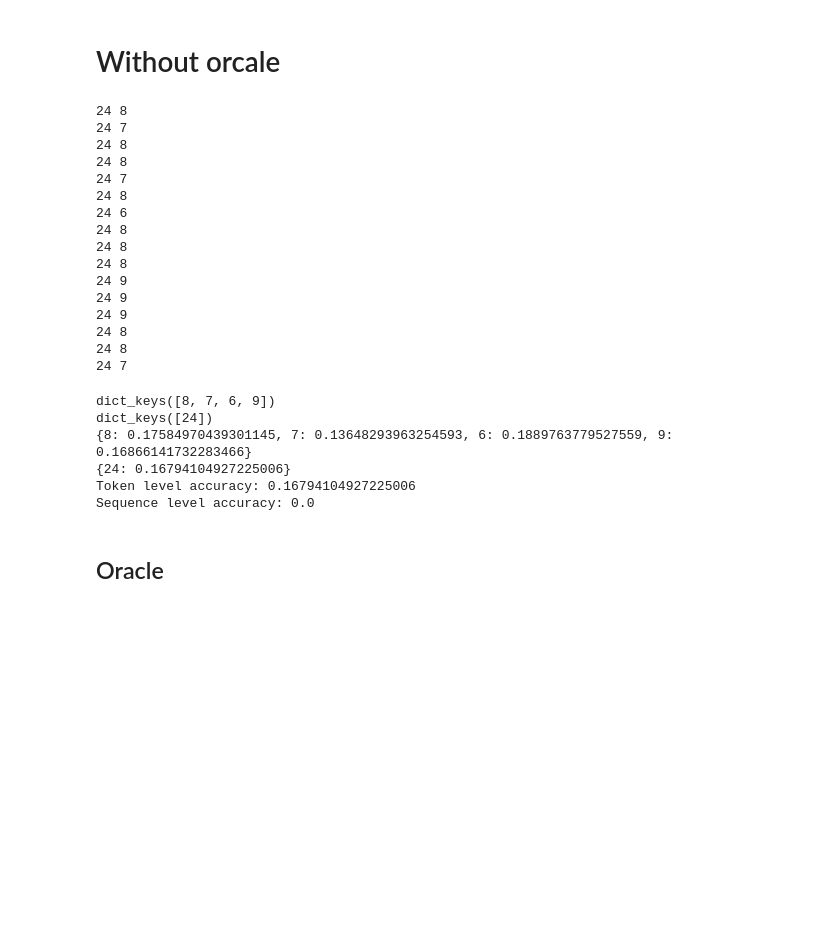
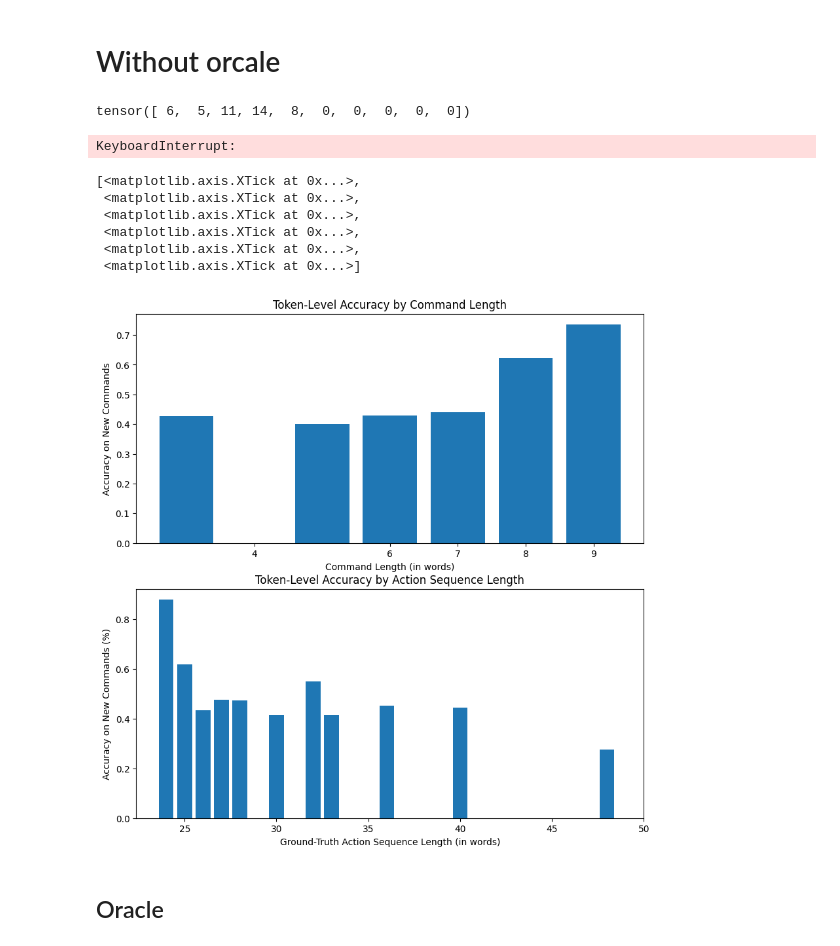
Before and after one commit to bragg13/crispy-fortnight, a Jupyter notebook: experiment2.ipynb, the cells around one changed output. Cells and saved outputs as stored; diff of their text form; code cells hidden in the pictures; blank space fills up the shorter version.

```diff
--- a/experiment2.ipynb
+++ b/experiment2.ipynb
@@ -298,8 +315,10 @@ for src_batch, tgt_batch in test_loader:
     if counter == 1:
         break
     for src, tgt in zip(src_batch, tgt_batch):
-        len_gt = length(tgt)
-        len_command = length(src)
+        len_gt = length_tgt(tgt)
+        len_command = length_src(src)
+        if len_command == 3 or len_command == 5:
+            print(src)
 
         src = src.unsqueeze(0).to(device)
         true_tgt = tgt.unsqueeze(0).to(device)
@@ -338,39 +357,7 @@ for src_batch, tgt_batch in test_loader:
         else:
             command_token_avgs[len_command] =[tok_lvl_acc]
 
-    counter += 1
+    #counter += 1
 # %% [output]
-24 8
-24 7
-24 8
-24 8
-24 7
-24 8
-24 6
-24 8
-24 8
-24 8
-24 9
-24 9
-24 9
-24 8
-24 8
-24 7
+tensor([ 6,  5, 11, 14,  8,  0,  0,  0,  0,  0])
+KeyboardInterrupt:
-# %%
-print(command_token_avgs.keys())
-print(gt_token_avgs.keys())
-
-command_avgs_avg = {k: sum(v) / len(v) for k, v in command_token_avgs.items()}
-gt_avgs_avg = {k: sum(v) / len(v) for k, v in gt_token_avgs.items()}
-print(command_avgs_avg)
-print(gt_avgs_avg)
-
-print(f"Token level accuracy: {sum(avg_token) / len(avg_token)}")
-print(f"Sequence level accuracy: {sum(avg_seq) / len(avg_seq)}")
-# %% [output]
-dict_keys([8, 7, 6, 9])
-dict_keys([24])
-{8: 0.17584970439301145, 7: 0.13648293963254593, 6: 0.1889763779527559, 9: 0.16866141732283466}
-{24: 0.16794104927225006}
-Token level accuracy: 0.16794104927225006
-Sequence level accuracy: 0.0
@@ -396,3 +364,35 @@ Sequence level accuracy: 0.0
+# %%
+# dict_keys([8, 9, 7, 3, 6, 5])
+# dict_keys([24, 25, 26, 27, 28, 30, 32, 33, 36, 40, 48])
+command_avgs_avg = {8: 0.6230199421957834, 9: 0.7345682457010582, 7: 0.44055249508374283, 3: 0.4270833333333333, 6: 0.4297355769230738, 5: 0.4008506944444439}
+gt_avgs_avg = {24: 0.8767727229780791, 25: 0.618293899524219, 26: 0.43359374999999883, 27: 0.4742063492063489, 28: 0.4733122860531186, 30: 0.41446759259259464, 32: 0.5496651785714286, 33: 0.41477272727272746, 36: 0.4509548611111111, 40: 0.4425781249999994, 48: 0.27587890625}
+token_level_acc = 0.5068159217168267
+seq_level_acc = 0.0
+# %%
+#token plots
+fig, axs = plt.subplots(2, 1, figsize=(10, 10))
+
+# plot the average accuracy for each command length
+axs[0].bar(list(command_avgs_avg.keys()), list(command_avgs_avg.values()))
+axs[0].set_xlabel("Command Length (in words)")
+axs[0].set_ylabel("Accuracy on New Commands")
+axs[0].set_title("Token-Level Accuracy by Command Length")
+axs[0].set_xticks([4, 6, 7, 8, 9])
+
+# plot the average accuracy for each ground-truth sequence length
+axs[1].bar(list(gt_avgs_avg.keys()), list(gt_avgs_avg.values()))
+axs[1].set_xlabel("Ground-Truth Action Sequence Length (in words)")
+axs[1].set_ylabel("Accuracy on New Commands (%)")
+axs[1].set_title("Token-Level Accuracy by Action Sequence Length")
+axs[1].set_xticks([25, 30, 35, 40, 45, 50])
+# %% [output]
+[<matplotlib.axis.XTick at 0x...>,
+ <matplotlib.axis.XTick at 0x...>,
+ <matplotlib.axis.XTick at 0x...>,
+ <matplotlib.axis.XTick at 0x...>,
+ <matplotlib.axis.XTick at 0x...>,
+ <matplotlib.axis.XTick at 0x...>]
+[figure, added]
 # %% [markdown]
 ## Oracle
 # %%
```
Also changed, not shown: parts of 8 cells of this notebook.
